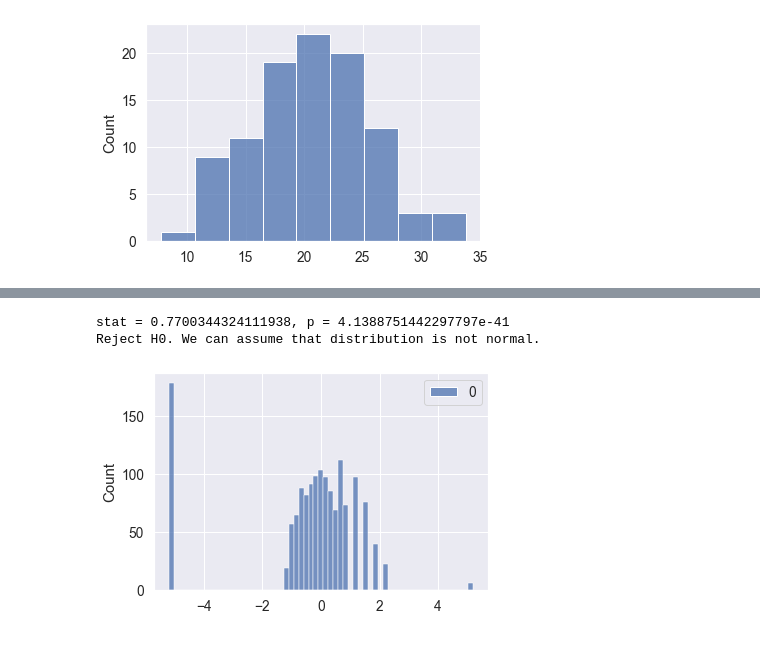
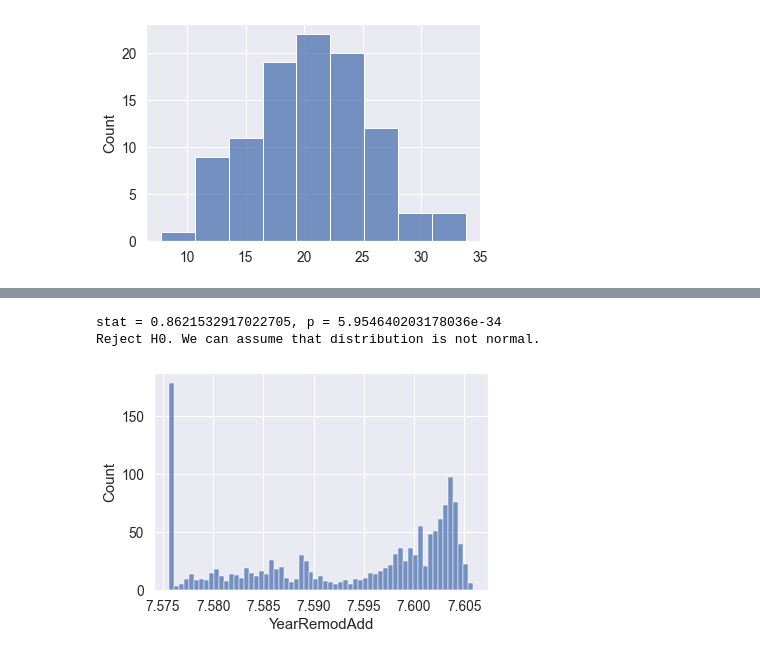
Before and after one commit to leweex95/Housing-Prices-Prediction, a Jupyter notebook: Housing-Prices-Prediction.ipynb, the cells around one changed output, grey strips where cells are left out. Cells and saved outputs as stored; diff of their text form; code cells hidden in the pictures.

```diff
--- a/Housing-Prices-Prediction.ipynb
+++ b/Housing-Prices-Prediction.ipynb
@@ -390,14 +361,12 @@ Reject H0. We can assume that distribution is not normal.
-# %%
-from sklearn.preprocessing import QuantileTransformer
-
-YearRemodAdd_qt = QuantileTransformer(output_distribution='normal').fit_transform(X_train['YearRemodAdd'].values.reshape(-1, 1))
-sns.histplot(YearRemodAdd_qt, bins=61);
-
-stat, p = shapiro(YearRemodAdd_qt)
-print(f"stat = {stat}, p = {p}")
-if p > 0.05:  print("Failed to reject H0. We can assume normality.")
-else:         print("Reject H0. We can assume that distribution is not normal.")
-# %% [output]
-stat = 0.7700344324111938, p = 4.1388751442297797e-41
-Reject H0. We can assume that distribution is not normal.
-[figure, removed]
+# %%
+YearRemodAdd_logtr = X_train['YearRemodAdd'].apply(np.log)
+sns.histplot(YearRemodAdd_logtr, bins=61);
+
+stat, p = shapiro(YearRemodAdd_logtr)
+print(f"stat = {stat}, p = {p}")
+if p > 0.05:  print("Failed to reject H0. We can assume normality.")
+else:         print("Reject H0. We can assume that distribution is not normal.")
+# %% [output]
+stat = 0.8621532917022705, p = 5.954640203178036e-34
+Reject H0. We can assume that distribution is not normal.
+[figure, added]
```
Also changed, not shown: parts of 24 cells of this notebook.
